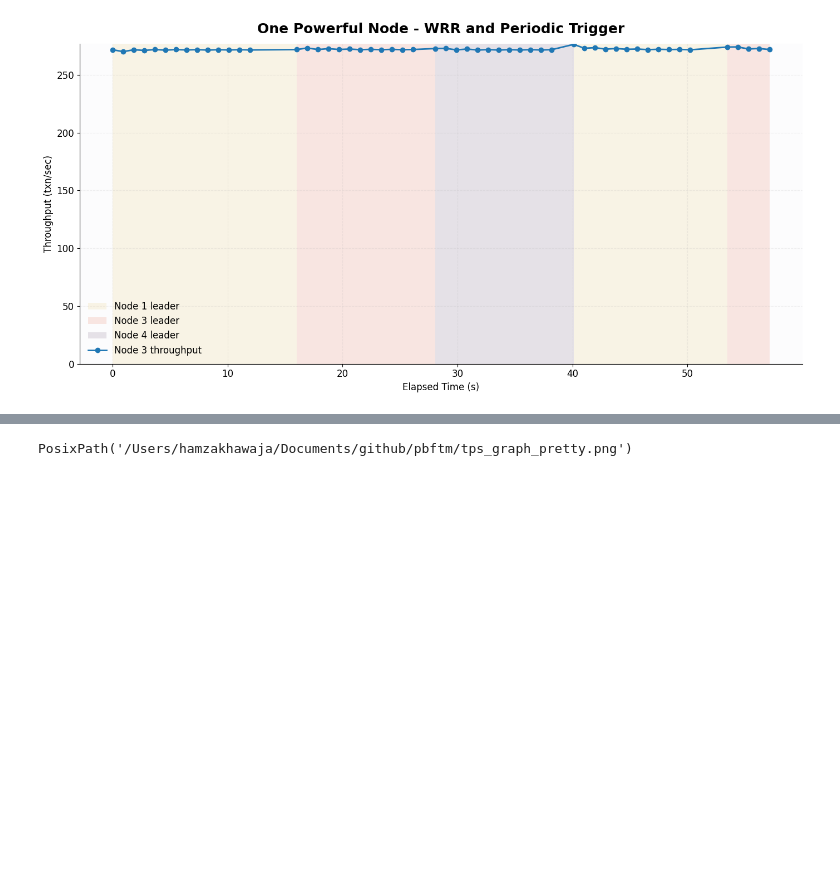
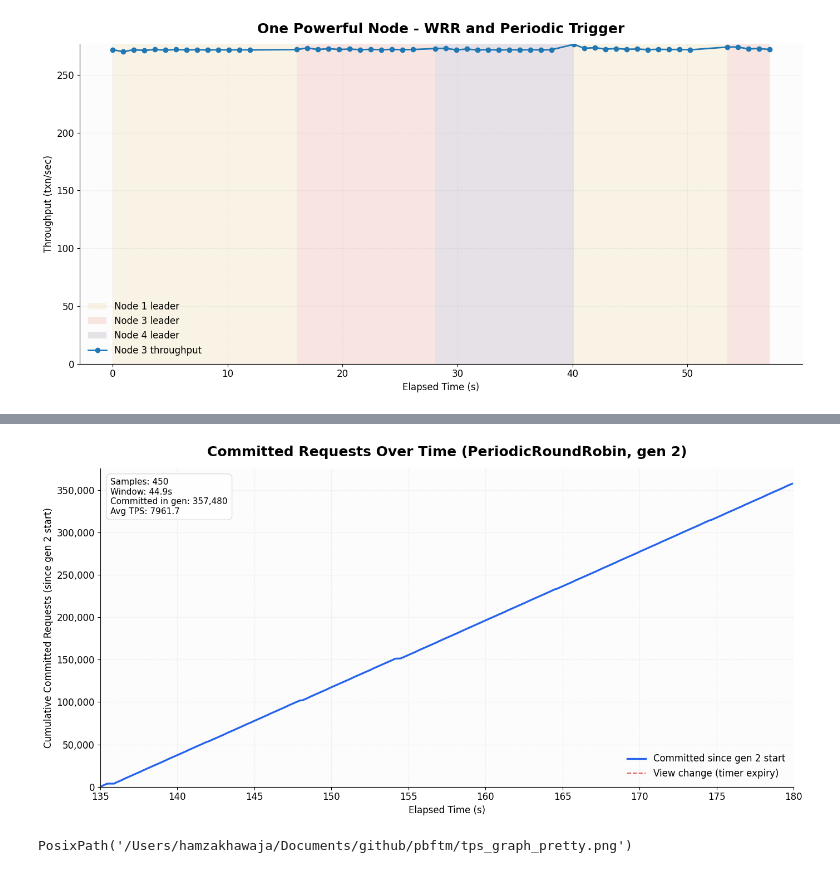
Before and after one commit to Michael112233/pbft, a Jupyter notebook: plot_tps_series.ipynb, the cells around one changed output, grey strips where cells are left out. Drawn from its saved outputs; the diff is of its cells as text; code cells hidden in the pictures; blank space fills up the shorter version.

```diff
--- a/plot_tps_series.ipynb
+++ b/plot_tps_series.ipynb
@@ -270,3 +271,50 @@ plt.show()
+# %%
+gen_start, gen_end = 135, 180
+# view-change points in elapsed_sec (replica progress timers expiring, from node logs)
+view_change_marks = [56.8, 67.6, 78.0, 88.4]
+
+commit_df = df[df["elapsed_sec"].between(gen_start, gen_end)].copy()
+commit_df["committed_in_gen"] = commit_df["committed_total"] - commit_df["committed_total"].iloc[0]
+
+fig, ax = plt.subplots(figsize=(14, 7))
+ax.plot(
+    commit_df["elapsed_sec"],
+    commit_df["committed_in_gen"],
+    color="#2563EB",
+    linewidth=2.4,
+    label="Committed since gen 2 start",
+)
+for i, t in enumerate(view_change_marks):
+    ax.axvline(t, color="#DC2626", linestyle="--", linewidth=1.4, alpha=0.8,
+               label="View change (timer expiry)" if i == 0 else None)
+
+ax.set_title("Committed Requests Over Time (PeriodicRoundRobin, gen 2)", fontsize=18, weight="bold", pad=16)
+ax.set_xlabel("Elapsed Time (s)")
+ax.set_ylabel("Cumulative Committed Requests (since gen 2 start)")
+ax.set_xlim(gen_start, gen_end)
+ax.set_ylim(bottom=0)
+ax.yaxis.set_major_formatter(plt.FuncFormatter(lambda value, _: f"{value:,.0f}"))
+
+total = int(commit_df["committed_in_gen"].iloc[-1])
+duration = commit_df["elapsed_sec"].iloc[-1] - commit_df["elapsed_sec"].iloc[0]
+ax.text(
+    0.015,
+    0.97,
+    f"Samples: {len(commit_df):,}\n"
+    f"Window: {duration:.1f}s\n"
+    f"Committed in gen: {total:,}\n"
+    f"Avg TPS: {total / duration:.1f}",
+    transform=ax.transAxes,
+    va="top",
+    fontsize=11,
+    bbox=dict(boxstyle="round,pad=0.5", fc="white", ec="#d9dde7", alpha=0.95),
+)
+ax.legend(loc="lower right", frameon=False)
+
+plt.tight_layout()
+plt.show()
+# %% [output]
+[figure, added]
 # %%
 output_path = Path("tps_graph_pretty.png")
 fig.savefig(output_path, dpi=220, bbox_inches="tight")
```
Also changed, not shown: parts of 2 cells of this notebook, 18 other files.
